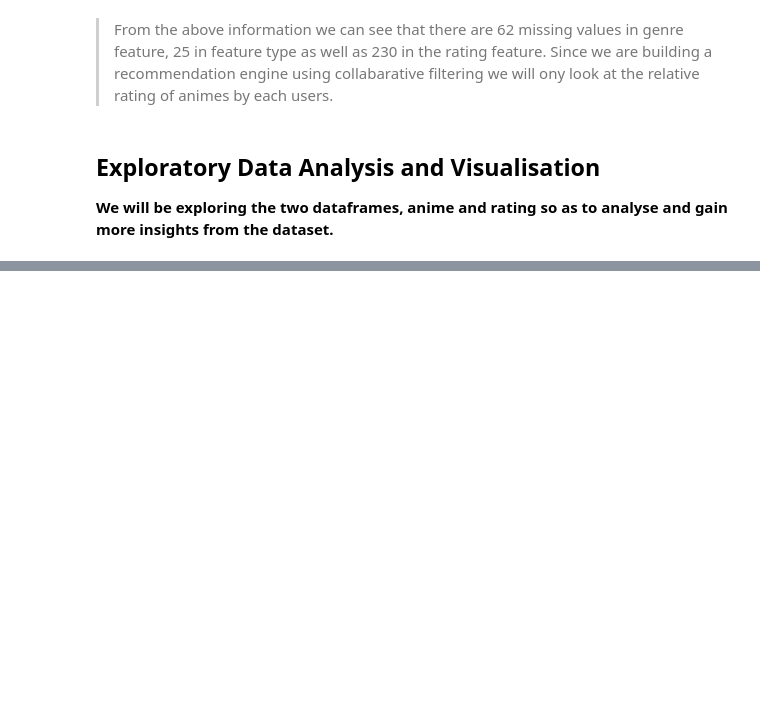
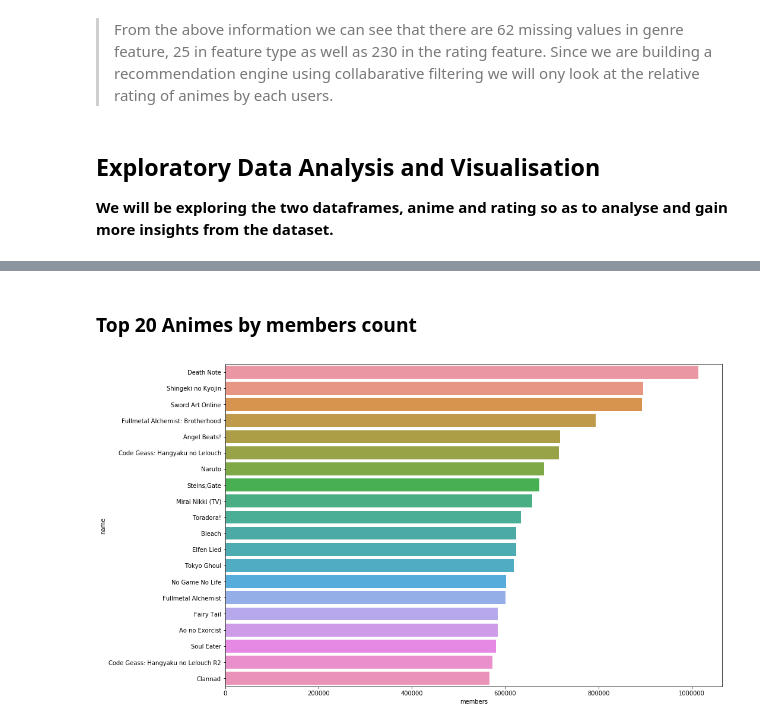
Before and after one commit to ashwinjohn3/Anime-Recommendation-Database, a Jupyter notebook: Anime-Recommendation.ipynb, the cells around one changed output, grey strips where cells are left out. Cells and saved outputs as stored; diff of their text form; code cells hidden in the pictures; blank space fills up the shorter version.

```diff
--- a/Anime-Recommendation.ipynb
+++ b/Anime-Recommendation.ipynb
@@ -196,0 +254,6 @@ There are 73515 number of unique user ids in rating dataframe
+# %% [markdown]
+### Top 20 Animes by members count
+# %%
+get_hor_bar('members','name', anime)
+# %% [output]
+[figure, added]
```
Also changed, not shown: parts of 25 cells of this notebook.
